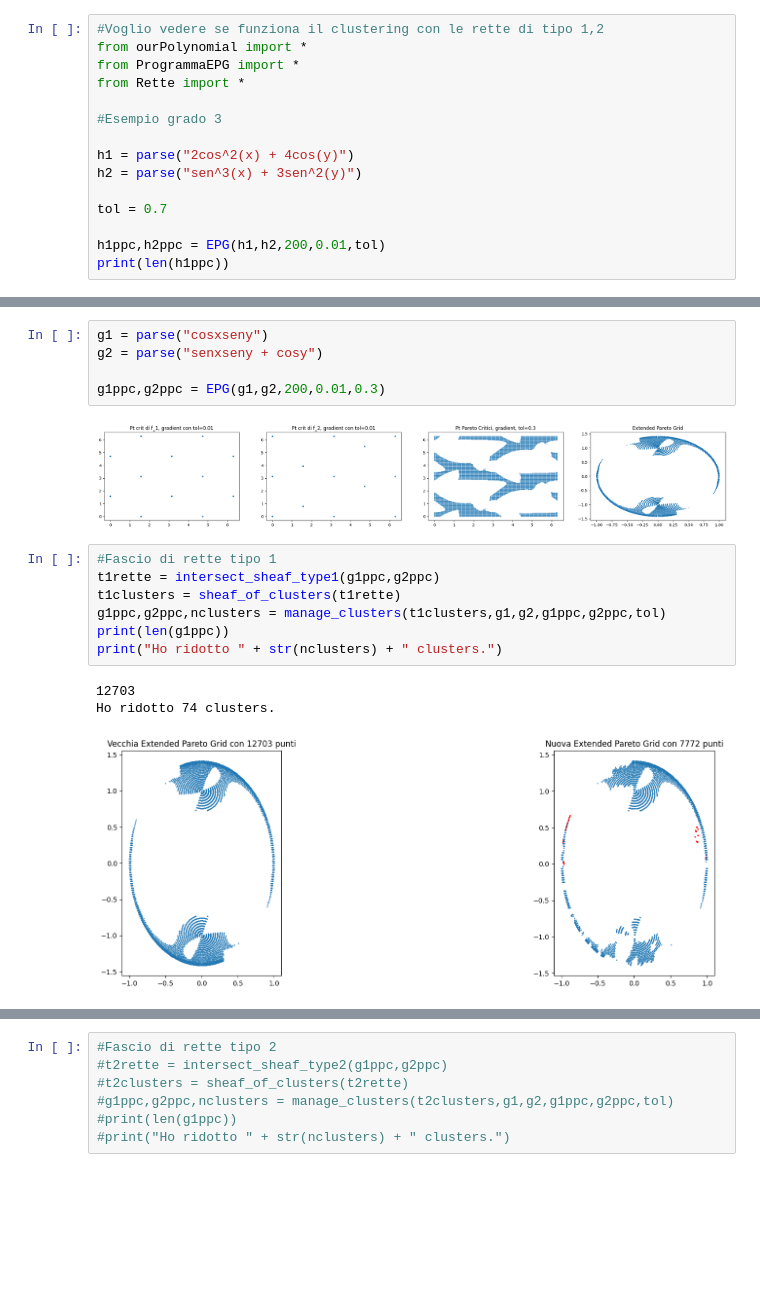
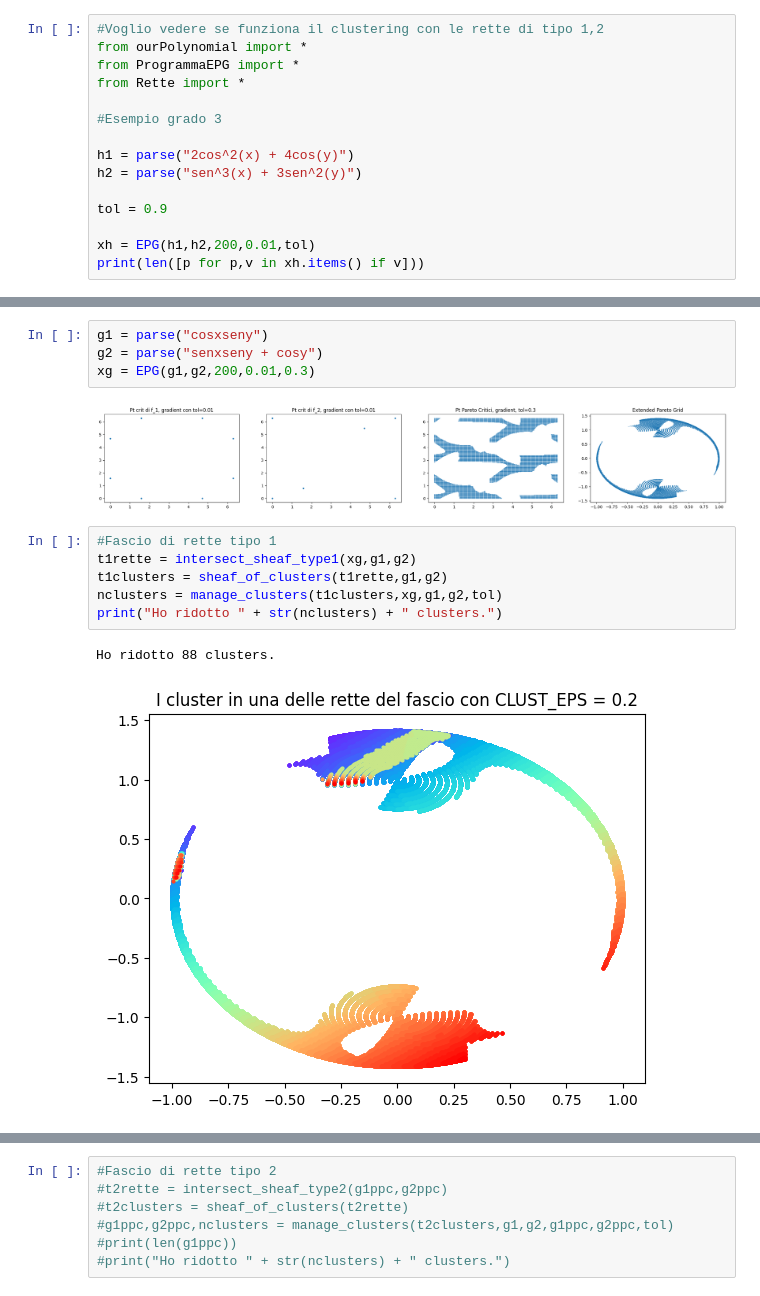
Before and after one commit to emosig/pershom, a Jupyter notebook: test_clustering.ipynb, the cells around one changed output, grey strips where cells are left out. Cells and saved outputs as stored; diff of their text form; blank space fills up the shorter version.

```diff
--- a/test_clustering.ipynb
+++ b/test_clustering.ipynb
@@ -19,8 +19,8 @@ from Rette import *
 h1 = parse("2cos^2(x) + 4cos(y)")
 h2 = parse("sen^3(x) + 3sen^2(y)")
 
-tol = 0.7
+tol = 0.9
 
-h1ppc,h2ppc = EPG(h1,h2,200,0.01,tol)
-print(len(h1ppc))
+xh = EPG(h1,h2,200,0.01,tol)
+print(len([p for p,v in xh.items() if v]))
 # %% [output]
@@ -109,18 +111,15 @@ Nell'esempio precedente sembra che il metodo di clustering tolga tutti i punti,
 # %%
 g1 = parse("cosxseny")
 g2 = parse("senxseny + cosy")
-
-g1ppc,g2ppc = EPG(g1,g2,200,0.01,0.3)
+xg = EPG(g1,g2,200,0.01,0.3)
 # %% [output]
 [figure]
 # %%
 #Fascio di rette tipo 1
-t1rette = intersect_sheaf_type1(g1ppc,g2ppc)
-t1clusters = sheaf_of_clusters(t1rette)
-g1ppc,g2ppc,nclusters = manage_clusters(t1clusters,g1,g2,g1ppc,g2ppc,tol)
-print(len(g1ppc))
+t1rette = intersect_sheaf_type1(xg,g1,g2)
+t1clusters = sheaf_of_clusters(t1rette,g1,g2)
+nclusters = manage_clusters(t1clusters,xg,g1,g2,tol)
 print("Ho ridotto " + str(nclusters) + " clusters.")
 # %% [output]
-12703
-Ho ridotto 74 clusters.
+Ho ridotto 88 clusters.
-[figure, old version]
+[figure, new version]
```
Also changed, not shown: parts of 6 cells of this notebook, 5 other files.
